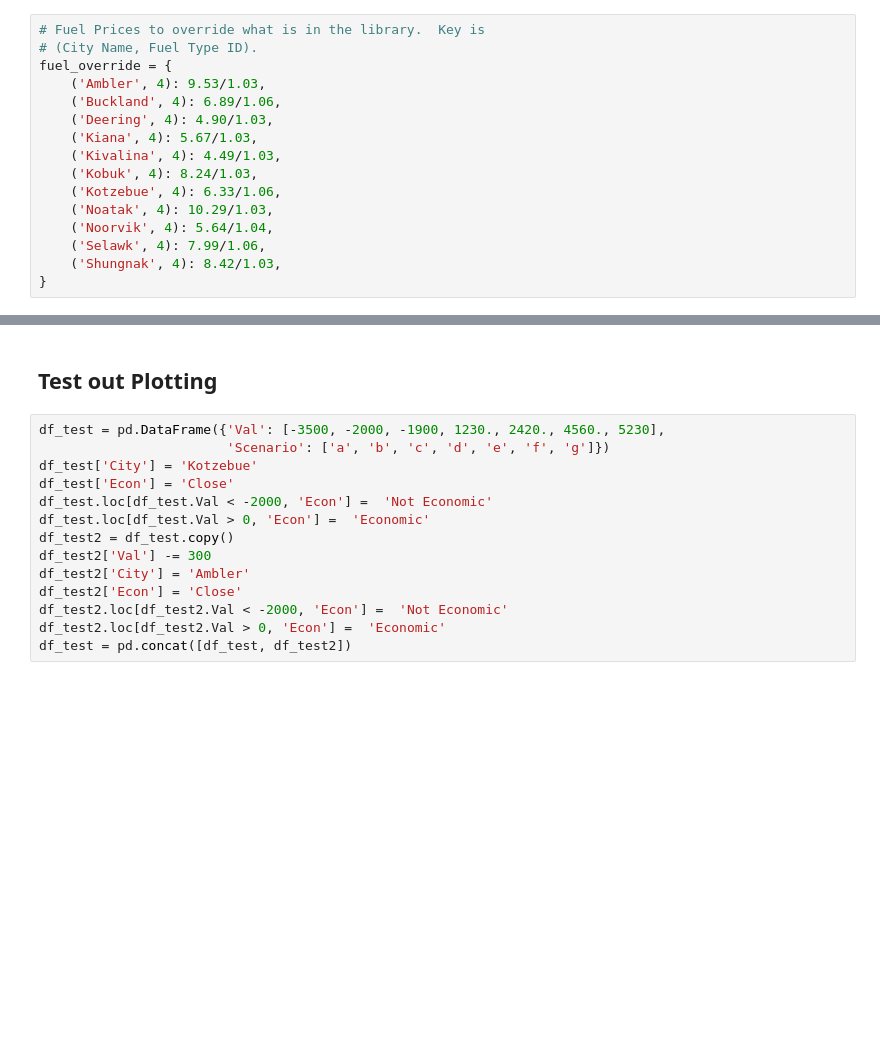
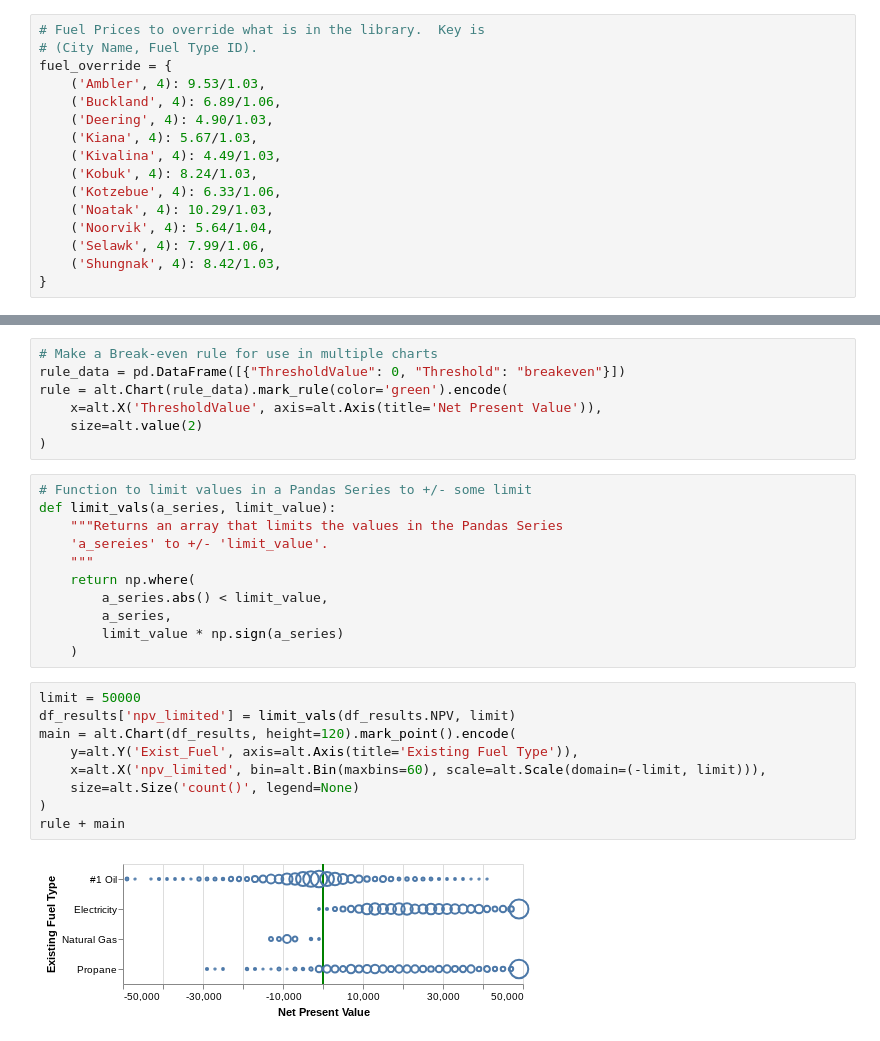
Before and after one commit to alanmitchell/heat-pump-study, a Jupyter notebook: general/city_model_runs.ipynb, the cells around one changed output, grey strips where cells are left out. Cells and saved outputs as stored; diff of their text form; blank space fills up the shorter version.

Commit message:
More work on All City Model Runs.

```diff
--- a/general/city_model_runs.ipynb
+++ b/general/city_model_runs.ipynb
@@ -464,16 +514,29 @@ df_results.query('Exist_Fuel_Type == 4').NPV.hist(bins=30)
-# %% [markdown]
-## Test out Plotting
-# %%
-df_test = pd.DataFrame({'Val': [-3500, -2000, -1900, 1230., 2420., 4560., 5230],
-                        'Scenario': ['a', 'b', 'c', 'd', 'e', 'f', 'g']})
-df_test['City'] = 'Kotzebue'
-df_test['Econ'] = 'Close'
-df_test.loc[df_test.Val < -2000, 'Econ'] =  'Not Economic'
-df_test.loc[df_test.Val > 0, 'Econ'] =  'Economic'
-df_test2 = df_test.copy()
-df_test2['Val'] -= 300
-df_test2['City'] = 'Ambler'
-df_test2['Econ'] = 'Close'
-df_test2.loc[df_test2.Val < -2000, 'Econ'] =  'Not Economic'
-df_test2.loc[df_test2.Val > 0, 'Econ'] =  'Economic'
-df_test = pd.concat([df_test, df_test2])
+# %%
+# Make a Break-even rule for use in multiple charts
+rule_data = pd.DataFrame([{"ThresholdValue": 0, "Threshold": "breakeven"}])
+rule = alt.Chart(rule_data).mark_rule(color='green').encode(
+    x=alt.X('ThresholdValue', axis=alt.Axis(title='Net Present Value')),
+    size=alt.value(2)
+)
+# %%
+# Function to limit values in a Pandas Series to +/- some limit
+def limit_vals(a_series, limit_value):
+    """Returns an array that limits the values in the Pandas Series
+    'a_sereies' to +/- 'limit_value'.
+    """
+    return np.where(
+        a_series.abs() < limit_value,
+        a_series,
+        limit_value * np.sign(a_series)
+    )
+# %%
+limit = 50000
+df_results['npv_limited'] = limit_vals(df_results.NPV, limit)
+main = alt.Chart(df_results, height=120).mark_point().encode(
+    y=alt.Y('Exist_Fuel', axis=alt.Axis(title='Existing Fuel Type')),
+    x=alt.X('npv_limited', bin=alt.Bin(maxbins=60), scale=alt.Scale(domain=(-limit, limit))),
+    size=alt.Size('count()', legend=None)
+)
+rule + main
+# %% [output]
+[figure, added]
```
Also changed, not shown: parts of 29 cells of this notebook, 1 other file.
